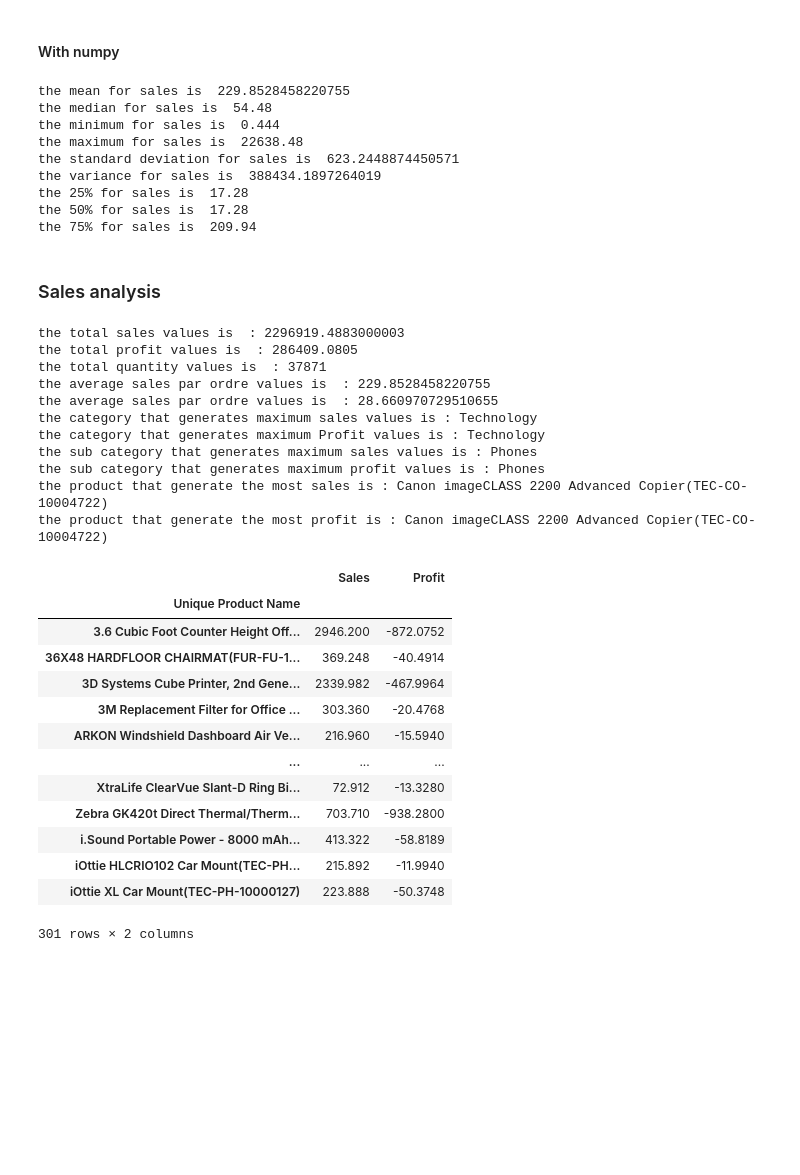
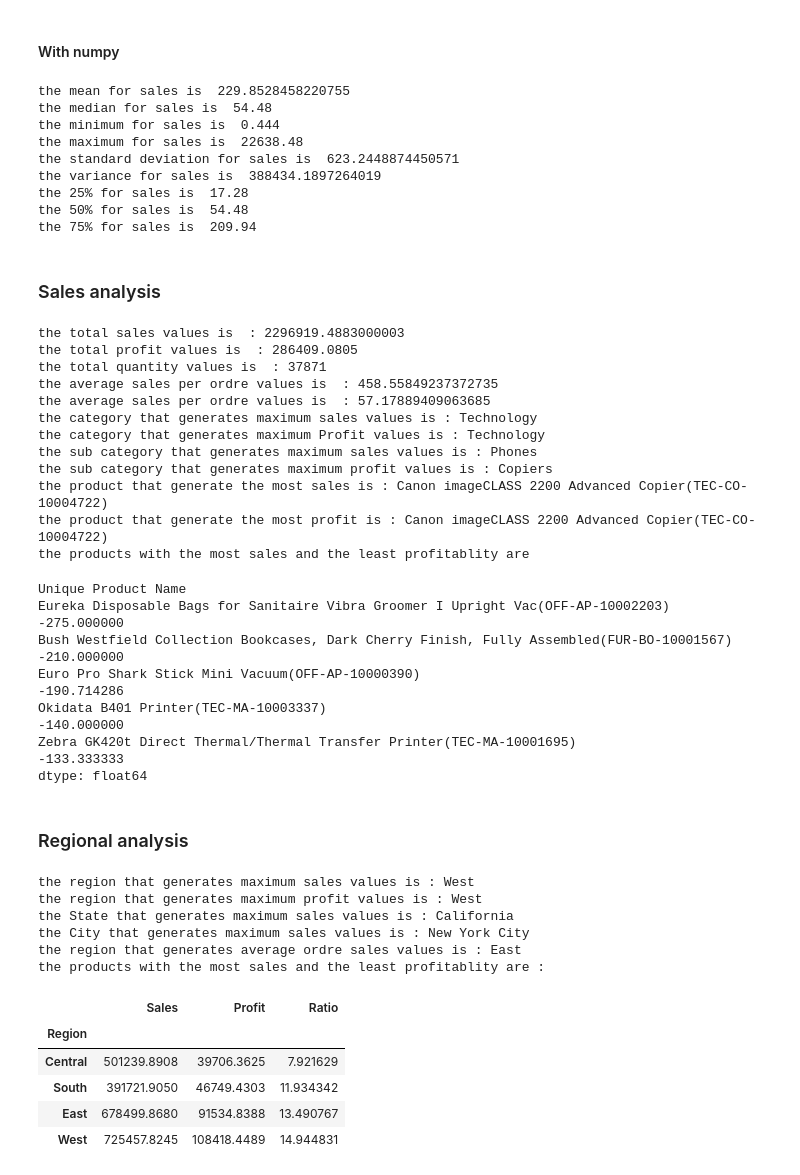
Before and after one commit to rabe156/Superstore-Dataset-analysis, a Jupyter notebook: notebooks/superstore_analysis.ipynb, the cells around one changed output. Drawn from its saved outputs; the diff is of its cells as text; code cells hidden in the pictures; blank space fills up the shorter version.

```diff
--- a/notebooks/superstore_analysis.ipynb
+++ b/notebooks/superstore_analysis.ipynb
@@ -410,7 +410,7 @@ print("the maximum for sales is ",Sales.max())
 print("the standard deviation for sales is ",Sales.std())
 print("the variance for sales is ",Sales.var())
 print("the 25% for sales is ",np.percentile(Sales , 25))
-print("the 50% for sales is ",np.percentile(Sales , 25))
+print("the 50% for sales is ",np.percentile(Sales , 50))
 print("the 75% for sales is ",np.percentile(Sales , 75))
 # %% [output]
 the mean for sales is  229.8528458220755
@@ -420,7 +420,7 @@ the maximum for sales is  22638.48
 the standard deviation for sales is  623.2448874450571
 the variance for sales is  388434.1897264019
 the 25% for sales is  17.28
-the 50% for sales is  17.28
+the 50% for sales is  54.48
 the 75% for sales is  209.94
 # %% [markdown]
 ### Sales analysis
@@ -428,47 +428,77 @@ the 75% for sales is  209.94
 print("the total sales values is  :" , SuperStore["Sales"].sum())
 print("the total profit values is  :" , SuperStore["Profit"].sum())
 print("the total quantity values is  :" , SuperStore["Quantity"].sum())
-print("the average sales par ordre values is  :" , SuperStore["Sales"].sum() / SuperStore["Order ID"].count())
-print("the average sales par ordre values is  :" , SuperStore["Profit"].sum() / SuperStore["Order ID"].count())
+print("the average sales per ordre values is  :" , SuperStore["Sales"].sum() / SuperStore["Order ID"].nunique())
+print("the average sales per ordre values is  :" , SuperStore["Profit"].sum() / SuperStore["Order ID"].nunique())
 CategorySales=SuperStore.groupby("Category")["Sales"].sum()
 print("the category that generates maximum sales values is :" ,CategorySales.idxmax() )
 CategoryProfit=SuperStore.groupby("Category")["Profit"].sum()
 print("the category that generates maximum Profit values is :" ,CategoryProfit.idxmax() )
 SubCategorySales=SuperStore.groupby("Sub-Category")["Sales"].sum()
 print("the sub category that generates maximum sales values is :" ,SubCategorySales.idxmax() )
-SubCategoryProfit=SuperStore.groupby("Sub-Category")["Sales"].sum()
+SubCategoryProfit=SuperStore.groupby("Sub-Category")["Profit"].sum()
 print("the sub category that generates maximum profit values is :" ,SubCategoryProfit.idxmax() )
 ProductMax=SuperStore.groupby("Unique Product Name")["Sales"].sum()
 PM=ProductMax.sort_values(ascending=False).head(1)
 print("the product that generate the most sales is :" , PM.index[0])
 ProductMaxP=SuperStore.groupby("Unique Product Name")["Profit"].sum()
-PMP=ProductMax.sort_values(ascending=False).head(1)
+PMP=ProductMaxP.sort_values(ascending=False).head(1)
 print("the product that generate the most profit is :" , PMP.index[0])
+
 SalesProfit=SuperStore.groupby("Unique Product Name")[['Sales' ,"Profit"]].sum()
-SalesProfit[(SalesProfit["Sales"]>0 )& (SalesProfit["Profit"]<0)]
+print("the products with the most sales and the least profitablity are")
+
+SalesProfitRatio=(SalesProfit["Profit"] / SalesProfit["Sales"])*100
+SalesProfitRatio.sort_values().head()
 # %% [output]
 the total sales values is  : 2296919.4883000003
 the total profit values is  : 286409.0805
 the total quantity values is  : 37871
-the average sales par ordre values is  : 229.8528458220755
-the average sales par ordre values is  : 28.660970729510655
+the average sales per ordre values is  : 458.55849237372735
+the average sales per ordre values is  : 57.17889409063685
 the category that generates maximum sales values is : Technology
 the category that generates maximum Profit values is : Technology
 the sub category that generates maximum sales values is : Phones
-the sub category that generates maximum profit values is : Phones
+the sub category that generates maximum profit values is : Copiers
 the product that generate the most sales is : Canon imageCLASS 2200 Advanced Copier(TEC-CO-10004722)
 the product that generate the most profit is : Canon imageCLASS 2200 Advanced Copier(TEC-CO-10004722)
+the products with the most sales and the least profitablity are
-|  | Sales | Profit |
-| Unique Product Name |  |  |
-| 3.6 Cubic Foot Counter Height Off... | 2946.200 | -872.0752 |
-| 36X48 HARDFLOOR CHAIRMAT(FUR-FU-1... | 369.248 | -40.4914 |
-| 3D Systems Cube Printer, 2nd Gene... | 2339.982 | -467.9964 |
-| 3M Replacement Filter for Office ... | 303.360 | -20.4768 |
-| ARKON Windshield Dashboard Air Ve... | 216.960 | -15.5940 |
-| ... | ... | ... |
-| XtraLife ClearVue Slant-D Ring Bi... | 72.912 | -13.3280 |
-| Zebra GK420t Direct Thermal/Therm... | 703.710 | -938.2800 |
-| i.Sound Portable Power - 8000 mAh... | 413.322 | -58.8189 |
-| iOttie HLCRIO102 Car Mount(TEC-PH... | 215.892 | -11.9940 |
-| iOttie XL Car Mount(TEC-PH-10000127) | 223.888 | -50.3748 |
-301 rows × 2 columns
+Unique Product Name
+Eureka Disposable Bags for Sanitaire Vibra Groomer I Upright Vac(OFF-AP-10002203)           -275.000000
+Bush Westfield Collection Bookcases, Dark Cherry Finish, Fully Assembled(FUR-BO-10001567)   -210.000000
+Euro Pro Shark Stick Mini Vacuum(OFF-AP-10000390)                                           -190.714286
+Okidata B401 Printer(TEC-MA-10003337)                                                       -140.000000
+Zebra GK420t Direct Thermal/Thermal Transfer Printer(TEC-MA-10001695)                       -133.333333
+dtype: float64
+# %% [markdown]
+### Regional analysis
+# %%
+RegionalSales=SuperStore.groupby("Region")["Sales"].sum()
+print("the region that generates maximum sales values is :" ,RegionalSales.idxmax() )
+RegionalProfit=SuperStore.groupby("Region")["Profit"].sum()
+print("the region that generates maximum profit values is :" ,RegionalProfit.idxmax() )
+StateSales=SuperStore.groupby("State")["Sales"].sum()
+print("the State that generates maximum sales values is :" ,StateSales.idxmax() )
+CitySales=SuperStore.groupby("City")["Sales"].sum()
+print("the City that generates maximum sales values is :" ,CitySales.idxmax() )
+AvgRegionalSales=SuperStore.groupby("Region")["Sales"].sum()/SuperStore.groupby("Region")["Order ID"].nunique()
+
+print("the region that generates average ordre sales values is :" ,AvgRegionalSales.idxmax() )
+
+SalesProfitRegion=SuperStore.groupby("Region")[['Sales' ,"Profit"]].sum()
+print("the products with the most sales and the least profitablity are :")
+SalesProfitRegion["Ratio"]=(SalesProfitRegion["Profit"] / SalesProfitRegion["Sales"])*100
+SalesProfitRegion.sort_values(by = "Ratio")
+# %% [output]
+the region that generates maximum sales values is : West
+the region that generates maximum profit values is : West
+the State that generates maximum sales values is : California
+the City that generates maximum sales values is : New York City
+the region that generates average ordre sales values is : East
+the products with the most sales and the least profitablity are :
+|  | Sales | Profit | Ratio |
+| Region |  |  |  |
+| Central | 501239.8908 | 39706.3625 | 7.921629 |
+| South | 391721.9050 | 46749.4303 | 11.934342 |
+| East | 678499.8680 | 91534.8388 | 13.490767 |
+| West | 725457.8245 | 108418.4489 | 14.944831 |
```
Also changed, not shown: parts of 8 cells of this notebook.
